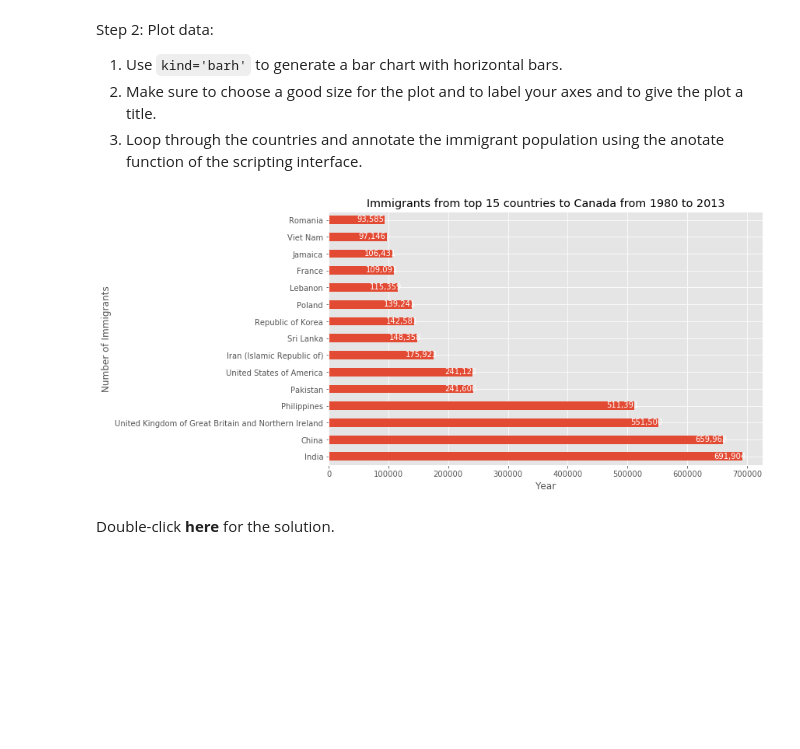
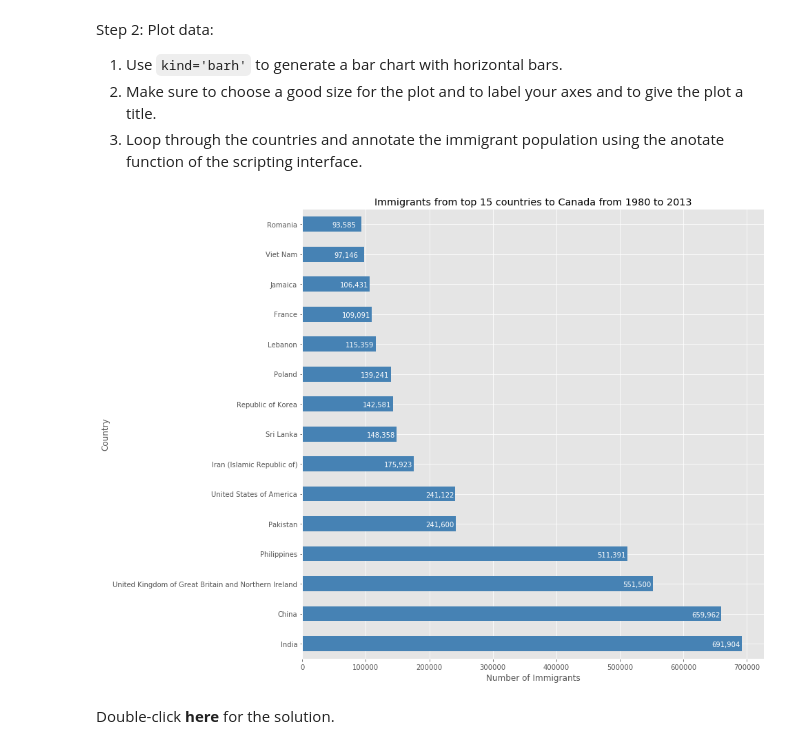
Before and after one commit to mugdhav/IBMCert, a Jupyter notebook: DVweek2_Area_Plots_Histograms_and_Bar_Charts_solved.ipynb, the cells around one changed output. Cells and saved outputs as stored; diff of their text form; code cells hidden in the pictures; blank space fills up the shorter version.

```diff
--- a/DVweek2_Area_Plots_Histograms_and_Bar_Charts_solved.ipynb
+++ b/DVweek2_Area_Plots_Histograms_and_Bar_Charts_solved.ipynb
@@ -781,21 +781,20 @@ Step 2: Plot data:
    3. Loop through the countries and annotate the immigrant population using the anotate function of the scripting interface.
 # %%
 ### type your answer here
-df_Top15.plot(kind='barh', figsize=(10, 6))
+df_Top15.plot(kind='barh', figsize=(12, 12), color='steelblue')
 
-plt.xlabel('Year')
-plt.ylabel('Number of Immigrants')
+plt.xlabel('Number of Immigrants')
 plt.title('Immigrants from top 15 countries to Canada from 1980 to 2013')
 #for i in df_Top15.index:
     #plt.annotate()
 #    label = format(int(value), ',')
 for index, value in enumerate(df_Top15):
     label = format(int(value), ',') # format int with commas
     # place text at the end of bar (subtracting 47000 from x, and 0.1 from y to make it fit within the bar)
     plt.annotate(label, xy=(value - 47000, index - 0.10), color='white')
 plt.show()
 # %% [output]
-[figure, old version]
+[figure, new version]
 # %% [markdown]
 Double-click __here__ for the solution.
 <!-- The correct answer is:
```
